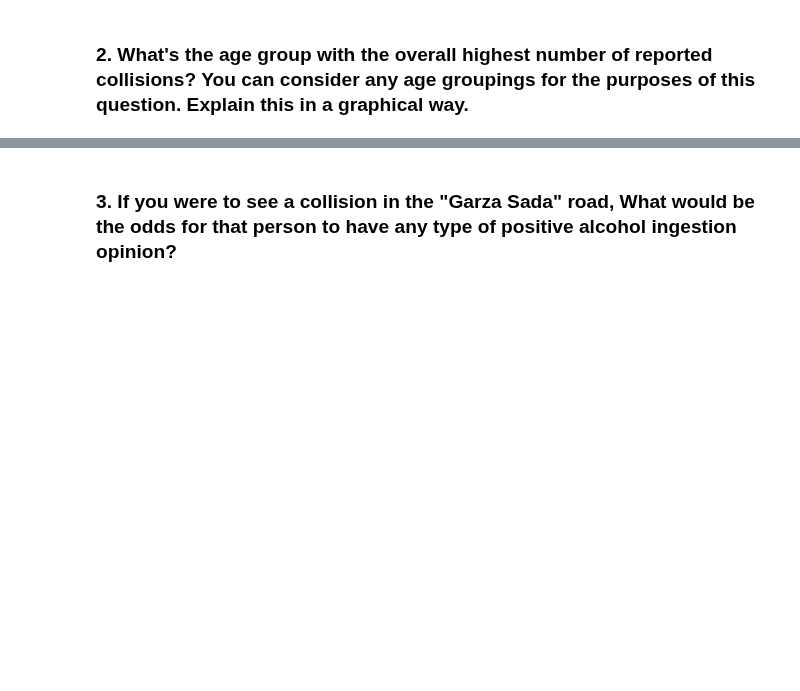
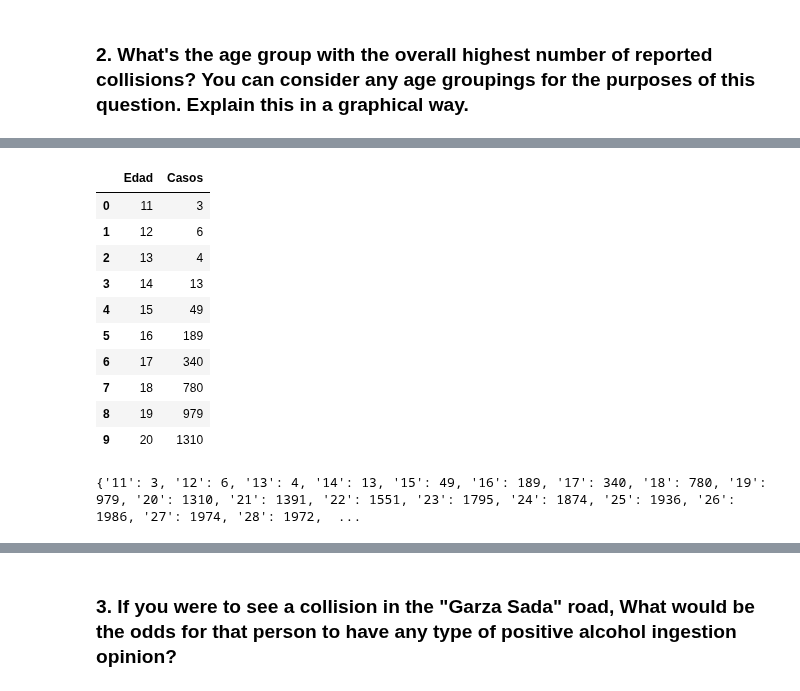
Before and after one commit to juan-ivan-NV/My-learnings, a Jupyter notebook: Technical_tests/Study_Case_Vehicle_Collision/Study_Case_Vehicle_Collision.ipynb, the cells around one changed output, grey strips where cells are left out. Saved outputs shown, nothing was run; the diff lists cells and outputs as text; code cells hidden in the pictures; blank space fills up the shorter version.

```diff
--- a/Technical_tests/Study_Case_Vehicle_Collision/Study_Case_Vehicle_Collision.ipynb
+++ b/Technical_tests/Study_Case_Vehicle_Collision/Study_Case_Vehicle_Collision.ipynb
@@ -174,0 +253,10 @@ mapa3
+# %%
+# V1_Edad graph age
+
+age_v1 = df_ages[df_ages['V1_Edad'] != '0']
+age_v1 = (age_v1.groupby(['V1_Edad']).size()
+   .reset_index(name='Count'))
+
+fig = px.bar(age_v1, y='Count', x='V1_Edad', text='Count')
+fig.update_traces(texttemplate='%{text:.2s}', textposition='outside')
+fig.show()
@@ -174,0 +265,10 @@ mapa3
+# %%
+# V1_Edad graph age
+
+age_v2 = df_ages[df_ages['V2_Edad'] != '0']
+age_v2 = (age_v2.groupby(['V2_Edad']).size()
+   .reset_index(name='Count'))
+
+fig = px.bar(age_v2, y='Count', x='V2_Edad', text='Count')
+fig.update_traces(texttemplate='%{text:.2s}', textposition='outside')
+fig.show()
@@ -174,0 +277,8 @@ mapa3
+# %%
+age_v3 = df_ages[df_ages['V3_Edad'] != '0']
+age_v3 = (age_v3.groupby(['V3_Edad']).size()
+   .reset_index(name='Count'))
+
+fig = px.bar(age_v3, y='Count', x='V3_Edad', text='Count')
+fig.update_traces(texttemplate='%{text:.2s}', textposition='outside')
+fig.show()
@@ -174,0 +296,32 @@ mapa3
+# %%
+from collections import Counter
+
+#age_v1.rename({'V1_Edad':'Edad'}, axis=1, inplace=True)
+#age_v2.rename({'V2_Edad':'Edad'}, axis=1, inplace=True)
+#age_v3.rename({'V3_Edad':'Edad'}, axis=1, inplace=True)
+v1 = pd.Series(age_v1.Count.values, age_v1.V1_Edad.values).to_dict()
+v2 = pd.Series(age_v2.Count.values, age_v2.V2_Edad.values).to_dict()
+v3 = pd.Series(age_v3.Count.values, age_v3.V3_Edad.values).to_dict()
+
+full_ages_dict = dict(Counter(v1) + Counter(v2)+ Counter(v3))
+
+total_ages = pd.DataFrame(full_ages_dict.items(), columns=['Edad', 'Casos'])
+
+total_ages.head(10)
+#print(full_ages_dict)
+# %% [output]
+|  | Edad | Casos |
+| 0 | 11 | 3 |
+| 1 | 12 | 6 |
+| 2 | 13 | 4 |
+| 3 | 14 | 13 |
+| 4 | 15 | 49 |
+| 5 | 16 | 189 |
+| 6 | 17 | 340 |
+| 7 | 18 | 780 |
+| 8 | 19 | 979 |
+| 9 | 20 | 1310 |
+# %%
+print(full_ages_dict)
+# %% [output]
+{'11': 3, '12': 6, '13': 4, '14': 13, '15': 49, '16': 189, '17': 340, '18': 780, '19': 979, '20': 1310, '21': 1391, '22': 1551, '23': 1795, '24': 1874, '25': 1936, '26': 1986, '27': 1974, '28': 1972,  ...
```
Also changed, not shown: parts of 21 cells of this notebook.
